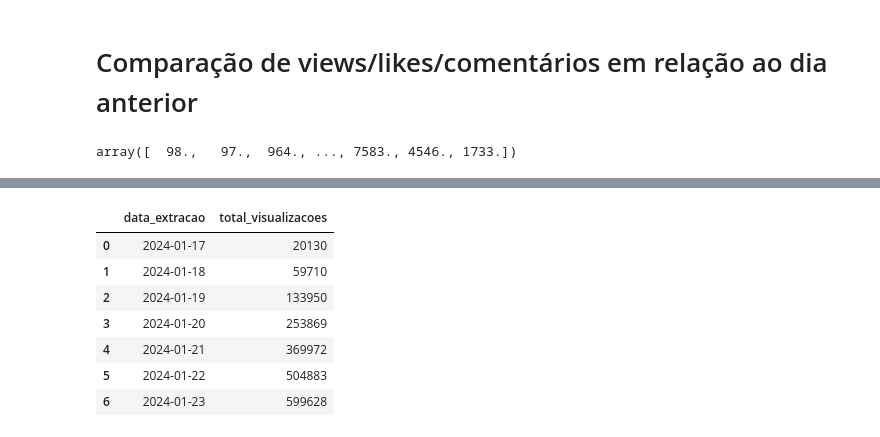
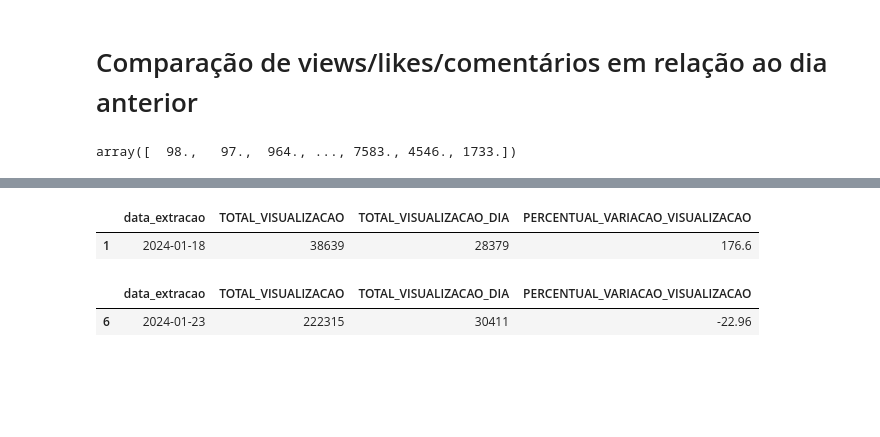
Before and after one commit to rodrigorocha1/analise_dados_youtube, a Jupyter notebook: notebooks_v2/visualizacoes.ipynb, the cells around one changed output, grey strips where cells are left out. Drawn from its saved outputs; the diff is of its cells as text; code cells hidden in the pictures; blank space fills up the shorter version.

```diff
--- a/notebooks_v2/visualizacoes.ipynb
+++ b/notebooks_v2/visualizacoes.ipynb
@@ -169,13 +173,0 @@ memory usage: 324.0 bytes
-# %%
-df_percentual_variacao = base.groupby('data_extracao') \
-    .agg(total_visualizacoes=(coluna_analise, 'sum')).reset_index()
-df_percentual_variacao
-# %% [output]
-|  | data_extracao | total_visualizacoes |
-| 0 | 2024-01-17 | 20130 |
-| 1 | 2024-01-18 | 59710 |
-| 2 | 2024-01-19 | 133950 |
-| 3 | 2024-01-20 | 253869 |
-| 4 | 2024-01-21 | 369972 |
-| 5 | 2024-01-22 | 504883 |
-| 6 | 2024-01-23 | 599628 |
@@ -181,0 +180,10 @@ df_percentual_variacao
+# %%
+base_teste.nlargest(1, columns=['PERCENTUAL_VARIACAO_VISUALIZACAO'])
+# %% [output]
+|  | data_extracao | TOTAL_VISUALIZACAO | TOTAL_VISUALIZACAO_DIA | PERCENTUAL_VARIACAO_VISUALIZACAO |
+| 1 | 2024-01-18 | 38639 | 28379 | 176.6 |
+# %%
+base_teste.nsmallest(1, columns=['PERCENTUAL_VARIACAO_VISUALIZACAO'])
+# %% [output]
+|  | data_extracao | TOTAL_VISUALIZACAO | TOTAL_VISUALIZACAO_DIA | PERCENTUAL_VARIACAO_VISUALIZACAO |
+| 6 | 2024-01-23 | 222315 | 30411 | -22.96 |
```
Also changed, not shown: parts of 11 cells of this notebook.
